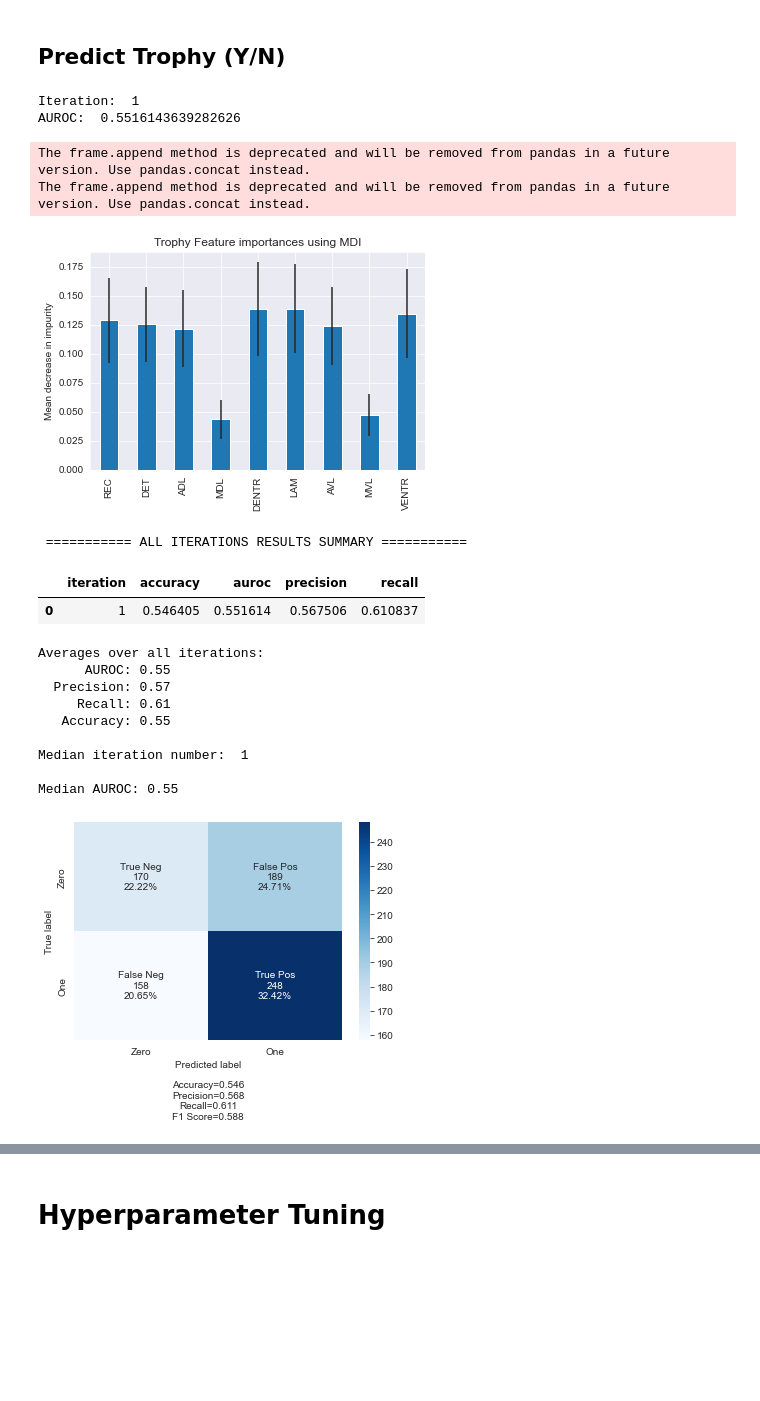
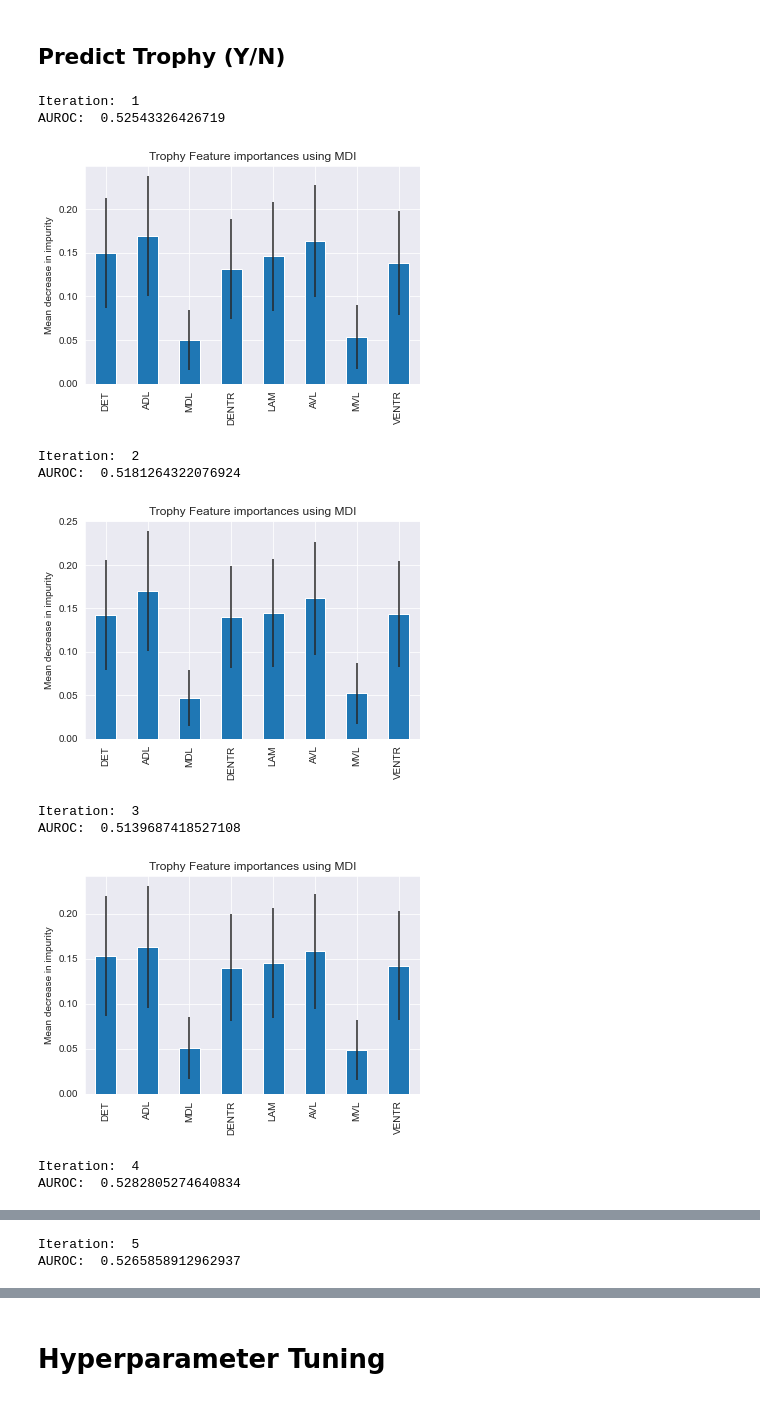
Before and after one commit to julialromero/Collaborative-Problem-Solving, a Jupyter notebook: run_ML_binary_classification.ipynb, the cells around one changed output, grey strips where cells are left out. Cells and saved outputs as stored; diff of their text form; code cells hidden in the pictures; blank space fills up the shorter version.

```diff
--- a/run_ML_binary_classification.ipynb
+++ b/run_ML_binary_classification.ipynb
@@ -26,7 +26,7 @@ sns.set_style('darkgrid')
 MEASURES_FILE = "60s_MdRQA_measures.csv"
 SHUFF_MEASURES_FILE = "60s_shuff_MdRQA_measures.csv"
 LABELS_FILE = "Level_Attempts_60s.csv"
-RESULTS = "results_binary_classification/"
+RESULTS = "results_no_RR_binary_classification/"
 
 TROPHY_RESULTS = RESULTS + "trophy/"
 
@@ -51,5 +51,5 @@ Level_Attempts_60s.csv shape: (765, 14)
 # %%
-features = ['REC', 'DET', 'ADL', 'MDL', 'DENTR', 'LAM', 'AVL', 'MVL', 'VENTR']
+features = ['DET', 'ADL', 'MDL', 'DENTR', 'LAM', 'AVL', 'MVL', 'VENTR']
 
 
 def get_group_data(dfData, GROUPID_list, features_list, label_names):
@@ -174,8 +174,8 @@ def make_confusion_matrix(cf,
 # %%
 # Get model type
 shuffled = False
-chance = False
-num_iters = 1 #25
+chance = True
+num_iters = 25
 num_folds = 10
 model = "RFC"
 
@@ -315,13 +325,31 @@ for i in range(num_iters):
 
     # Create model for trophy prediction
     if model == "RFC":
-        model_trophy = RandomForestClassifier(random_state=1, max_features='sqrt', \
-                                              n_estimators=1600)  # Best 3
+        model_trophy = RandomForestClassifier(random_state=1, max_depth=10, max_features='sqrt', \
+                                              min_samples_leaf=4, min_samples_split=5, n_estimators=1600) # Best 5
+
 # Orig:   RandomForestClassifier(n_estimators=100, random_state=1, max_features='sqrt')
 # Best 1: RandomForestClassifier(random_state=1, bootstrap=True, max_depth=10, max_features='sqrt', \
 #                                               min_samples_leaf=4, min_samples_split=2, n_estimators=1600)
 # Best 2: RandomForestClassifier(random_state=1, bootstrap=False, max_depth=10, max_features='sqrt', \
 #                                               min_samples_leaf=4, min_samples_split=2, n_estimators=1600)
+# Best 3: RandomForestClassifier(random_state=1, max_features='sqrt', \
+#                                               n_estimators=1600)
+# Best 4: RandomForestClassifier(random_state=1, bootstrap=True, max_depth=10, max_features='auto', \
+#                                               min_samples_leaf=4, min_samples_split=5, n_estimators=200)
+# Best 5: RandomForestClassifier(random_state=1, bootstrap=True, max_depth=10, max_features='auto', \
+#                                               min_samples_leaf=4, min_samples_split=5, n_estimators=1600)
+# Best 6:RandomForestClassifier(random_state=1, bootstrap=False, max_depth=10, max_features='auto', \
+#                                               min_samples_leaf=4, min_samples_split=5, n_estimators=1600)
+# Best 7: RandomForestClassifier(random_state=1, bootstrap=False,  max_features='sqrt', \
+#                                                n_estimators=2000)
+# Best 8: RandomForestClassifier(random_state=1, max_depth=100, max_features='sqrt', \
+#                                               min_samples_leaf=2, min_samples_split=10, n_estimators=400)
+# Best 9: RandomForestClassifier(random_state=1, max_depth=10, max_features='auto', \
+#                                               min_samples_leaf=4, min_samples_split=5, n_estimators=100)
+# Best 10: RandomForestClassifier(random_state=1, max_depth=None, max_features='sqrt', \
+#                                               min_samples_leaf=4, min_samples_split=10, n_estimators=944)
+
 
     # Get fold groups
     fold_groups = folds_dict_list[i]
@@ -413,8 +441,8 @@ for i in range(num_iters):
         std = np.std([tree.feature_importances_ for tree in model_trophy.estimators_], axis=0)
         imps = pd.Series(importances, index=features)
         stds = pd.Series(std, index=features)
-        impurity_importances_trophy = impurity_importances_trophy.append(imps, ignore_index=True)
-        importances_std_trophy = importances_std_trophy.append(stds, ignore_index=True)
+        impurity_importances_trophy = pd.concat([impurity_importances_trophy, imps], ignore_index=True)
+        importances_std_trophy = pd.concat([importances_std_trophy, stds], ignore_index=True)
 
         # Plot feature importances
         fig1, ax1 = plt.subplots()
@@ -457,47 +485,40 @@ dfMedian = pd.DataFrame(med_data, columns=['med_iter_num', 'med_auroc'])
 if shuffled:
     MEDIAN_SAVE_DIR = TROPHY_RESULTS + "RAW_SHUFFLED/" + model + "/" + model + "_Median_SHUFF.csv"
 elif chance:
     MEDIAN_SAVE_DIR = TROPHY_RESULTS + "RAW_CHANCE/" + model + "/" + model + "_Median_CHANCE.csv"
 else:
     MEDIAN_SAVE_DIR = TROPHY_RESULTS + "RAW/" + model + "/" + model + "_Median.csv"
 dfMedian.to_csv(MEDIAN_SAVE_DIR, index=False)
 
 print("\nMedian iteration number: ", med_iter_num)
 print("\n%6s %.2f" % ("Median AUROC:", np.median(dfMetrics['auroc'])))
 
 
 # Plot confusion matrix of median iteration
 if shuffled:
     CM_SAVE_DIR = TROPHY_RESULTS + "RAW_SHUFFLED/" + model + "/" + model + "_CM_SHUFF"
 elif chance:
     CM_SAVE_DIR = TROPHY_RESULTS + "RAW_CHANCE/" + model + "/" + model + "_CM_CHANCE"
 else:
     CM_SAVE_DIR = TROPHY_RESULTS + "RAW/" + model + "/" + model + "_CM"
 
 cf_matrix = confusion_matrix(all_y_test_trophy[med_auroc_idx], predictions_trophy[med_auroc_idx])
 labels = ['True Neg','False Pos','False Neg','True Pos']
 categories = ['Zero', 'One']
 make_confusion_matrix(cf_matrix,
                       group_names=labels,
                       categories=categories,
                       cmap='Blues',
                       save_fn = CM_SAVE_DIR)
 # %% [output]
 Iteration:  1
-AUROC:  0.5516143639282626
+AUROC:  0.52543326426719
+[figure, new version]
-The frame.append method is deprecated and will be removed from pandas in a future version. Use pandas.concat instead.
-The frame.append method is deprecated and will be removed from pandas in a future version. Use pandas.concat instead.
+Iteration:  2
+AUROC:  0.5181264322076924
-[figure, old version]
+[figure, new version]
- =========== ALL ITERATIONS RESULTS SUMMARY ===========
+Iteration:  3
+AUROC:  0.5139687418527108
-|  | iteration | accuracy | auroc | precision | recall |
-| 0 | 1 | 0.546405 | 0.551614 | 0.567506 | 0.610837 |
+[figure, added]
-Averages over all iterations:
-      AUROC: 0.55
-  Precision: 0.57
-     Recall: 0.61
-   Accuracy: 0.55
-
-Median iteration number:  1
-
-Median AUROC: 0.55
+Iteration:  4
+AUROC:  0.5282805274640834
-[figure, old version]
@@ -503,0 +526,2 @@ Median AUROC: 0.55
+Iteration:  5
+AUROC:  0.5265858912962937
```
Also changed, not shown: parts of 6 cells of this notebook, 11 other files.
